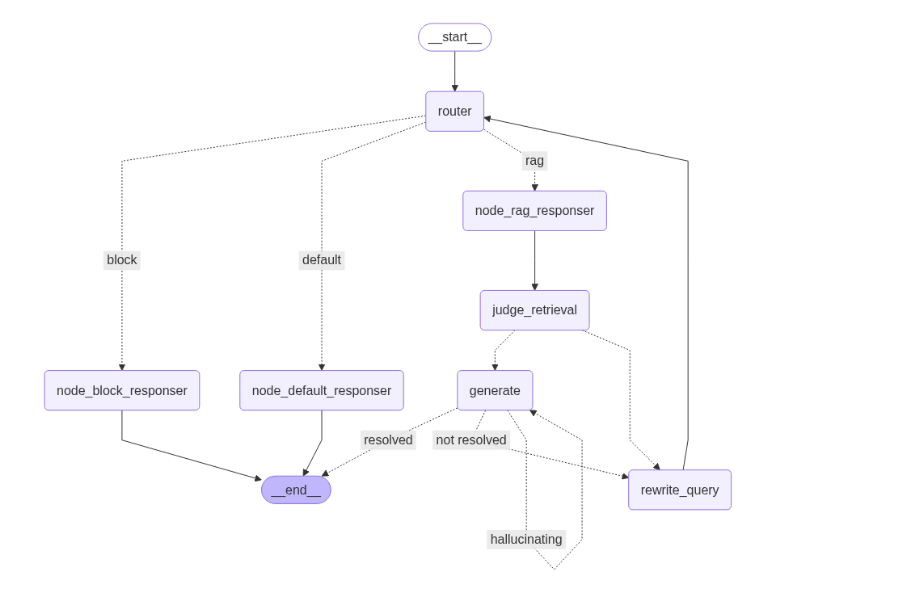
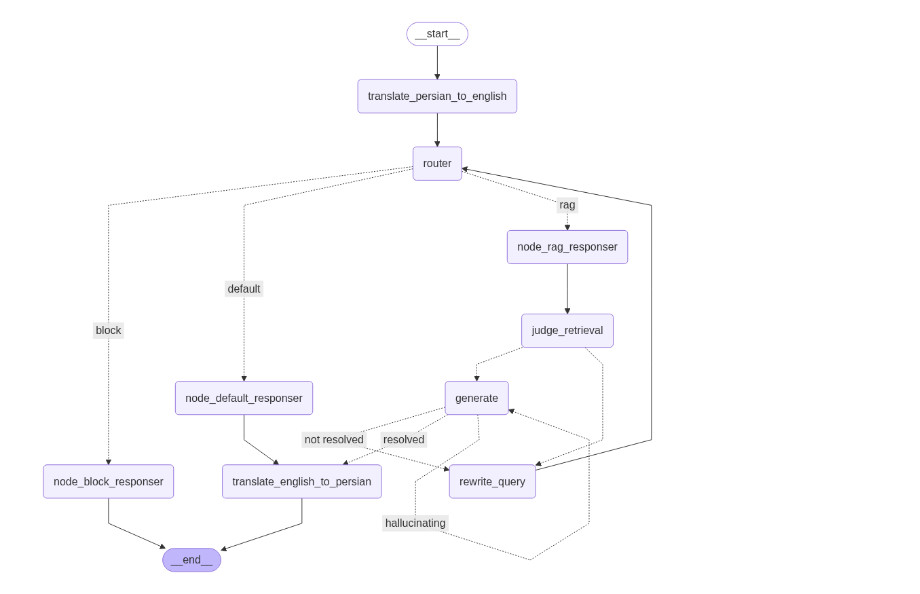
Before and after one commit to Miniohn/DataScience_Capstone, a Jupyter notebook: Chatbot_ver2/chatbot.ipynb, the cells around one changed output. Drawn from its saved outputs; the diff is of its cells as text; code cells hidden in the pictures.

```diff
--- a/Chatbot_ver2/chatbot.ipynb
+++ b/Chatbot_ver2/chatbot.ipynb
@@ -23,6 +25,11 @@ from langgraph.graph import StateGraph, START, END
 # 환경 변수 로드 및 로깅 설정
 load_dotenv()
 logging.basicConfig(level=logging.INFO, format='%(asctime)s - %(name)s - %(levelname)s - %(message)s')
+logger = logging.getLogger(__name__)
+
+# 로그 저장 디렉토리 설정
+LOG_DIR = "chat_logs"
+os.makedirs(LOG_DIR, exist_ok=True)
 # %%
 #----1. 모델 정의----
 model = ChatOpenAI(
@@ -448,29 +520,13 @@ def judge_factfullness(state) -> Literal["resolved", "not resolved", "hallucinat
-# %%
-#Generate or Rewrite Query?
-def generate_or_rewrite_query(state) -> Literal["generate", "rewrite_query"]:
-    print(">> HAS RELEVANT DOCS?")
-    state["input_msg"]
-    filtered_docs = state["documents"]
-
-    if len(filtered_docs) > 0:
-        print("    >> DECISION: GENERATE")
-        return "generate"
-    else:
-        print("    >> DECISION: REWRITE QUERY")
-        return "rewrite_query"
 # %%
-#----5. 그래프 생성 및 컴파일----
+#----7. 그래프 생성 및 컴파일----
 from langgraph.prebuilt import ToolNode, tools_condition
 from langgraph.checkpoint.memory import MemorySaver
 
-#메모리 저장
 memory = MemorySaver()
 
-#build graph
 graph = (
     StateGraph(State)
-
-    #node
+    .add_node("translate_persian_to_english", translate_persian_to_english)
     .add_node("router", router)
     .add_node("node_rag_responser", node_rag_responser)
     .add_node("node_default_responser", node_default_responser)
@@ -478,11 +534,9 @@ graph = (
     .add_node("generate", generate)
     .add_node("judge_retrieval", judge_retrieval)
     .add_node("rewrite_query", rewrite_query)
-
-    #edge
-    .add_edge(START, "router")
-
-    #조건부 edge
+    .add_node("translate_english_to_persian", translate_english_to_persian)
+    .add_edge(START, "translate_persian_to_english")
+    .add_edge("translate_persian_to_english", "router")
     .add_conditional_edges(
         "router",
         route_query,
@@ -492,38 +546,39 @@ graph = (
             "block": "node_block_responser",
         }
     )
-    .add_edge("node_default_responser", END)
+    .add_edge("node_default_responser", "translate_english_to_persian")
     .add_edge("node_rag_responser", "judge_retrieval")
     .add_conditional_edges(
         "judge_retrieval",
         generate_or_rewrite_query,
         {
             "generate": "generate",
             "rewrite_query": "rewrite_query"
         }
     )
     .add_edge("rewrite_query", "router")
     .add_conditional_edges(
         "generate",
         judge_factfullness,
         {
             "hallucinating": "generate",
-            "resolved": END,
+            "resolved": "translate_english_to_persian",
             "not resolved": "rewrite_query"
         }
     )
-
-    #compile
+    .add_edge("translate_english_to_persian", END)
+    .add_edge("node_block_responser", END) # Explicitly end the graph after blocking
     .compile(checkpointer=memory)
 )
+
 
 #그래프 시각화
 from IPython.display import display, Image
 
 diagram = Image(
     graph.get_graph().draw_mermaid_png()
 )
 display(diagram)
 # %% [output]
-[figure, old version]
+[figure, new version]
 # %%
```
Also changed, not shown: parts of 14 cells of this notebook, 9 other files.
